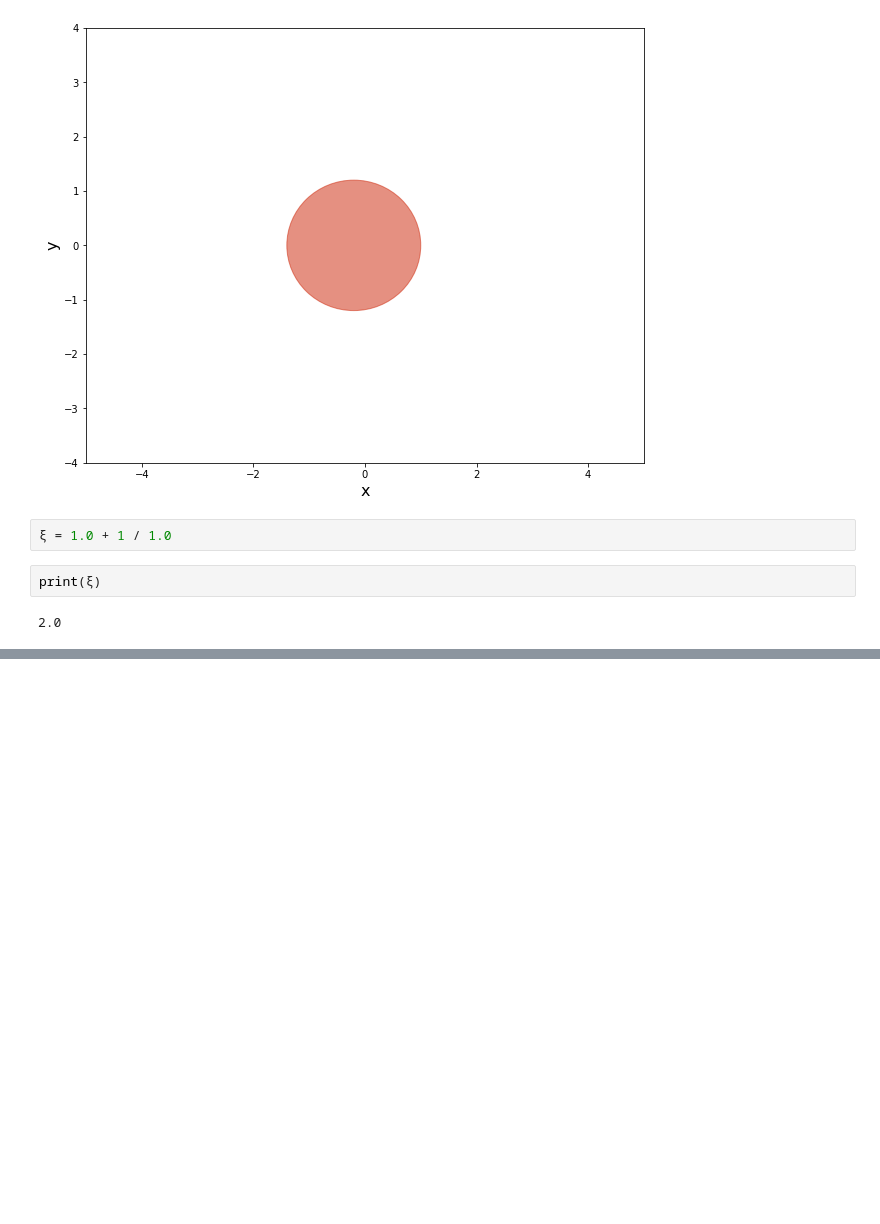
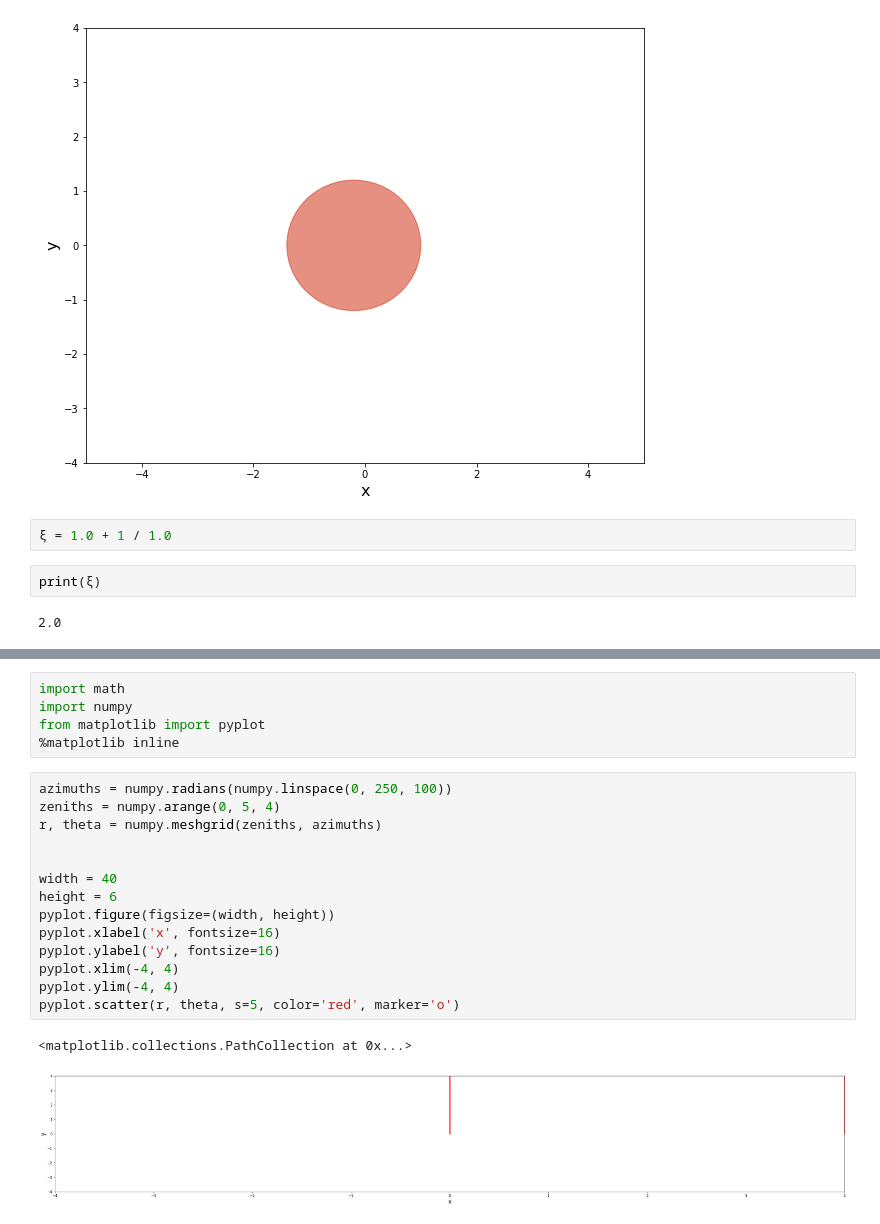
Before and after one commit to tianjiaozhang678/mae6226, a Jupyter notebook: Assignment2.ipynb, the cells around one changed output, grey strips where cells are left out. Drawn from its saved outputs; the diff is of its cells as text; blank space fills up the shorter version.

```diff
--- a/Assignment2.ipynb
+++ b/Assignment2.ipynb
@@ -112,0 +113,22 @@ for i in range(n):
+# %%
+import math
+import numpy
+from matplotlib import pyplot
+%matplotlib inline
+# %%
+azimuths = numpy.radians(numpy.linspace(0, 250, 100))
+zeniths = numpy.arange(0, 5, 4)
+r, theta = numpy.meshgrid(zeniths, azimuths)
+
+
+width = 40
+height = 6
+pyplot.figure(figsize=(width, height))
+pyplot.xlabel('x', fontsize=16)
+pyplot.ylabel('y', fontsize=16)
+pyplot.xlim(-4, 4)
+pyplot.ylim(-4, 4)
+pyplot.scatter(r, theta, s=5, color='red', marker='o')
+# %% [output]
+<matplotlib.collections.PathCollection at 0x...>
+[figure, added]
```
Also changed, not shown: parts of 2 cells of this notebook.
